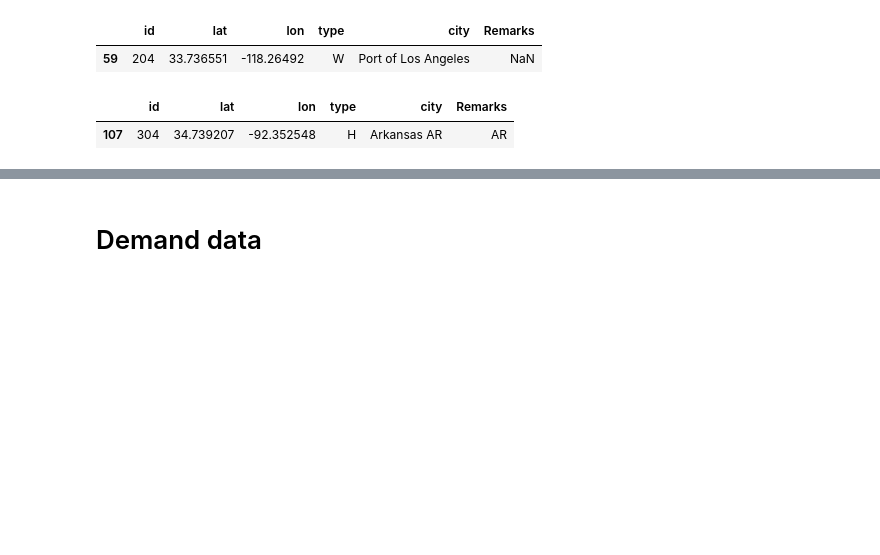
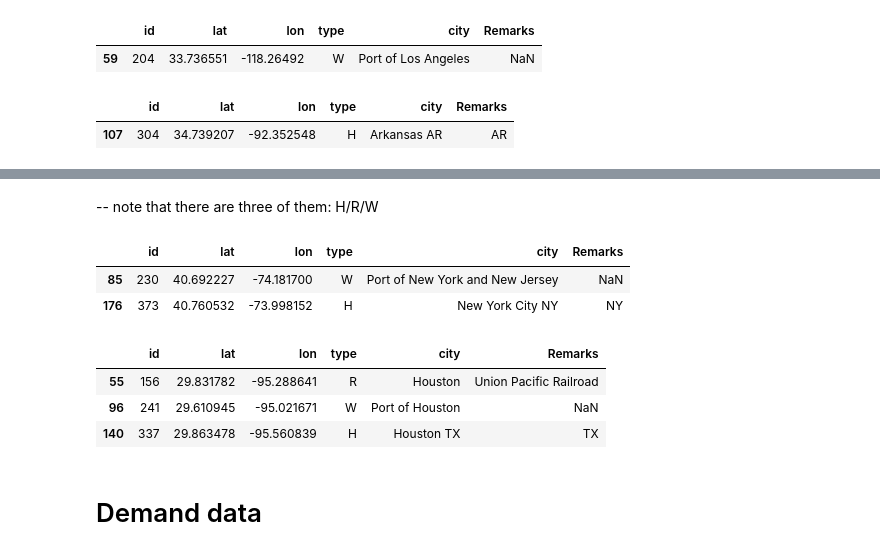
Before and after one commit to ILABUTK/RECOIL_Datasets, a Jupyter notebook: usage.ipynb, the cells around one changed output, grey strips where cells are left out. Drawn from its saved outputs; the diff is of its cells as text; code cells hidden in the pictures; blank space fills up the shorter version.

```diff
--- a/usage.ipynb
+++ b/usage.ipynb
@@ -115,3 +133,20 @@ df_nodes[df_nodes['id'] == 304]
+# %% [markdown]
+-- note that there are three of them: H/R/W
+# %%
+# show New York
+df_nodes[df_nodes['city'].str.contains('New York', na=False)]
+# %% [output]
+|  | id | lat | lon | type | city | Remarks |
+| 85 | 230 | 40.692227 | -74.181700 | W | Port of New York and New Jersey | NaN |
+| 176 | 373 | 40.760532 | -73.998152 | H | New York City NY | NY |
+# %%
+# show Houston
+df_nodes[df_nodes['city'].str.contains('Houston', na=False)]
+# %% [output]
+|  | id | lat | lon | type | city | Remarks |
+| 55 | 156 | 29.831782 | -95.288641 | R | Houston | Union Pacific Railroad |
+| 96 | 241 | 29.610945 | -95.021671 | W | Port of Houston | NaN |
+| 140 | 337 | 29.863478 | -95.560839 | H | Houston TX | TX |
 # %% [markdown]
 # Demand data
 # %%
```
Also changed, not shown: parts of 23 cells of this notebook.
